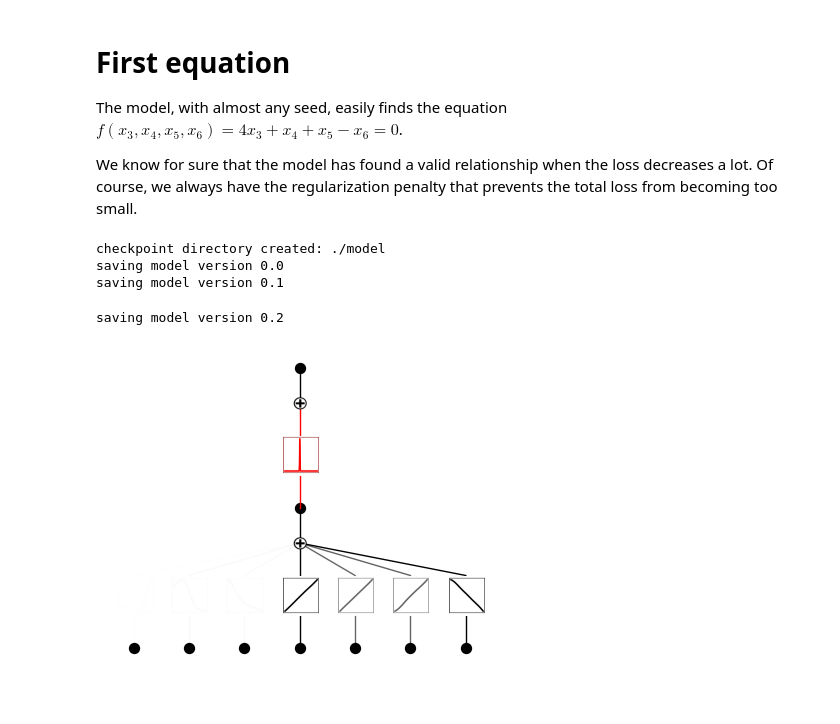
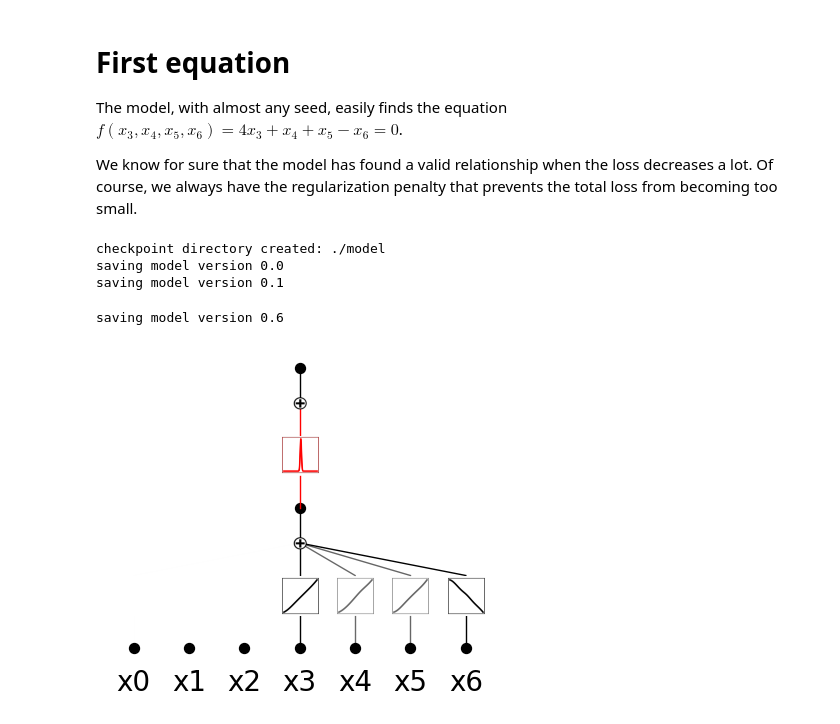
Before and after one commit to MrPio/KAN-Symbolic_Regression, a Jupyter notebook: Unsupervised_Learning.ipynb, the cells around one changed output. Saved outputs shown, nothing was run; the diff lists cells and outputs as text; code cells hidden in the pictures.

```diff
--- a/Unsupervised_Learning.ipynb
+++ b/Unsupervised_Learning.ipynb
@@ -70,14 +70,16 @@ We know for sure that the model has found a valid relationship when the loss dec
 # %%
 model = KAN(width=[7, 1, 1], grid=3, k=3)
 model.fix_symbolic(1, 0, 0, 'gaussian', fit_params_bool=False)
-model.fit(dataset, opt="LBFGS", steps=30, lamb=0.001, lamb_entropy=4.0)
-model.plot()
 # %% [output]
 checkpoint directory created: ./model
 saving model version 0.0
 saving model version 0.1
-saving model version 0.2
-[figure, removed]
+# %%
+model.fit(dataset, opt="LBFGS", steps=30, lamb=0.01, lamb_entropy=4.0)
+model.plot(in_vars=['x0','x1','x2','x3','x4','x5','x6'], scale=.5)
+# %% [output]
+saving model version 0.6
+[figure, added]
 # %% [markdown]
 # Second equation
 To find the other relationship, we could try different seeds until the KAN finds a different configuration. This is what the paper actually does.
```
Also changed, not shown: parts of 4 cells of this notebook, 27 other files.
